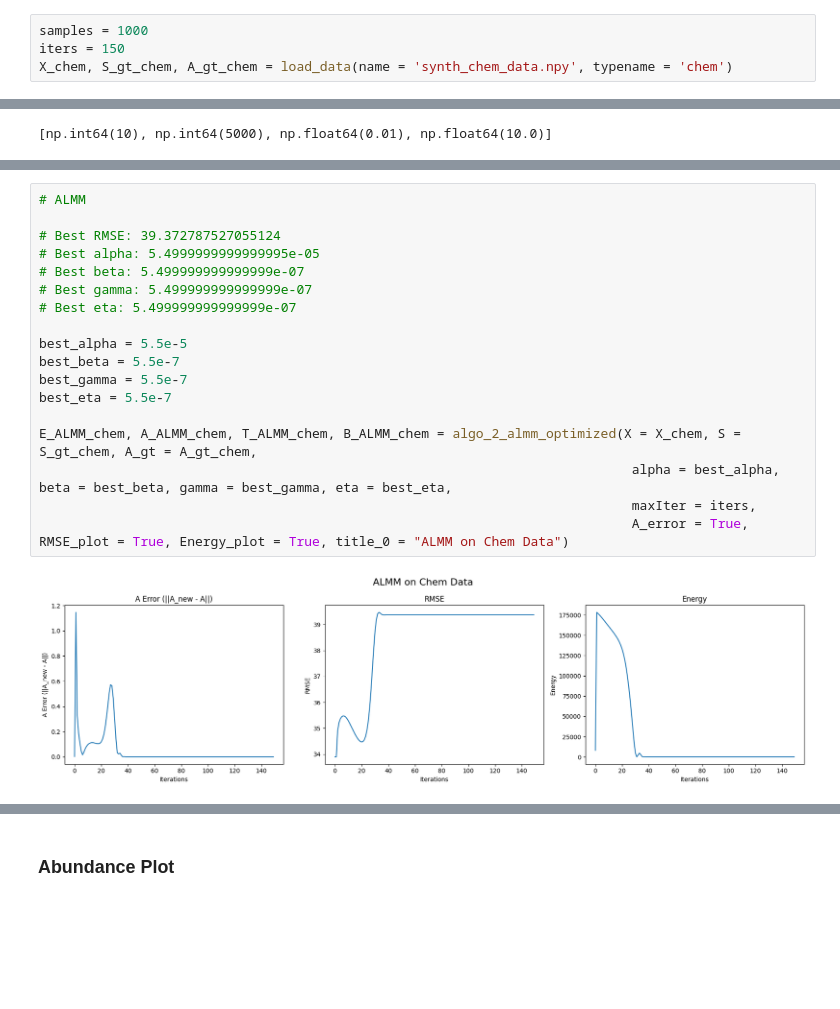
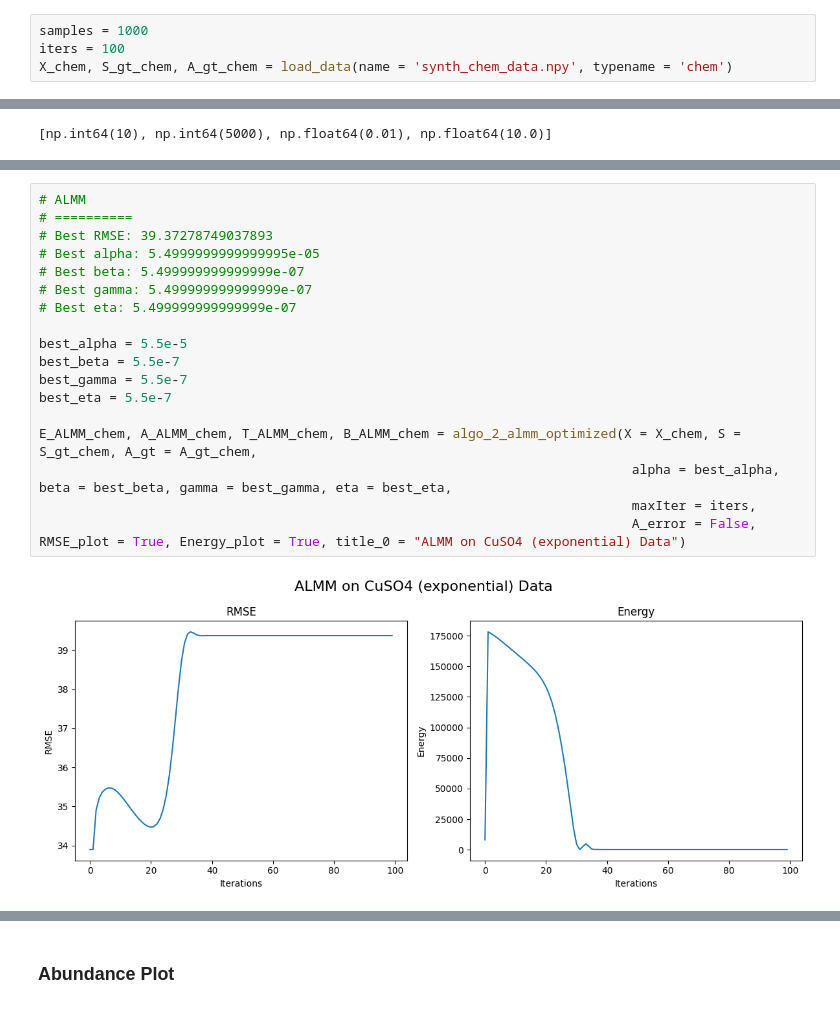
Before and after one commit to mtyler1059/Nearly-Blind-Hyperspectral-Unmixing, a Jupyter notebook: chem_experiments.ipynb, the cells around one changed output, grey strips where cells are left out. Saved outputs shown, nothing was run; the diff lists cells and outputs as text; blank space fills up the shorter version.

```diff
--- a/chem_experiments.ipynb
+++ b/chem_experiments.ipynb
@@ -26,7 +27,7 @@ from graph_active_learning_functions import *
 ### Load data
 # %%
 samples = 1000
-iters = 150
+iters = 100
 X_chem, S_gt_chem, A_gt_chem = load_data(name = 'synth_chem_data.npy', typename = 'chem')
 # %% [output]
 Keys in the dataset: dict_keys(['X', 'A_gt', 'S_gt'])
@@ -171,22 +249,22 @@ Final Endmember SAD: 27.294019202418557
 # %%
 # ALMM
-
-# Best RMSE: 39.372787527055124
+# ==========
+# Best RMSE: 39.37278749037893
 # Best alpha: 5.4999999999999995e-05
 # Best beta: 5.499999999999999e-07
 # Best gamma: 5.499999999999999e-07
 # Best eta: 5.499999999999999e-07
 
 best_alpha = 5.5e-5
 best_beta = 5.5e-7
 best_gamma = 5.5e-7
 best_eta = 5.5e-7
 
 E_ALMM_chem, A_ALMM_chem, T_ALMM_chem, B_ALMM_chem = algo_2_almm_optimized(X = X_chem, S = S_gt_chem, A_gt = A_gt_chem,
                                                                             alpha = best_alpha, beta = best_beta, gamma = best_gamma, eta = best_eta,
                                                                             maxIter = iters,
-                                                                            A_error = True, RMSE_plot = True, Energy_plot = True, title_0 = "ALMM on Chem Data")
+                                                                            A_error = False, RMSE_plot = True, Energy_plot = True, title_0 = "ALMM on CuSO4 (exponential) Data")
 # %% [output]
-[figure, old version]
+[figure, new version]
 # %%
 # Graph ALMM
```
Also changed, not shown: parts of 52 cells of this notebook, 1 other file.
